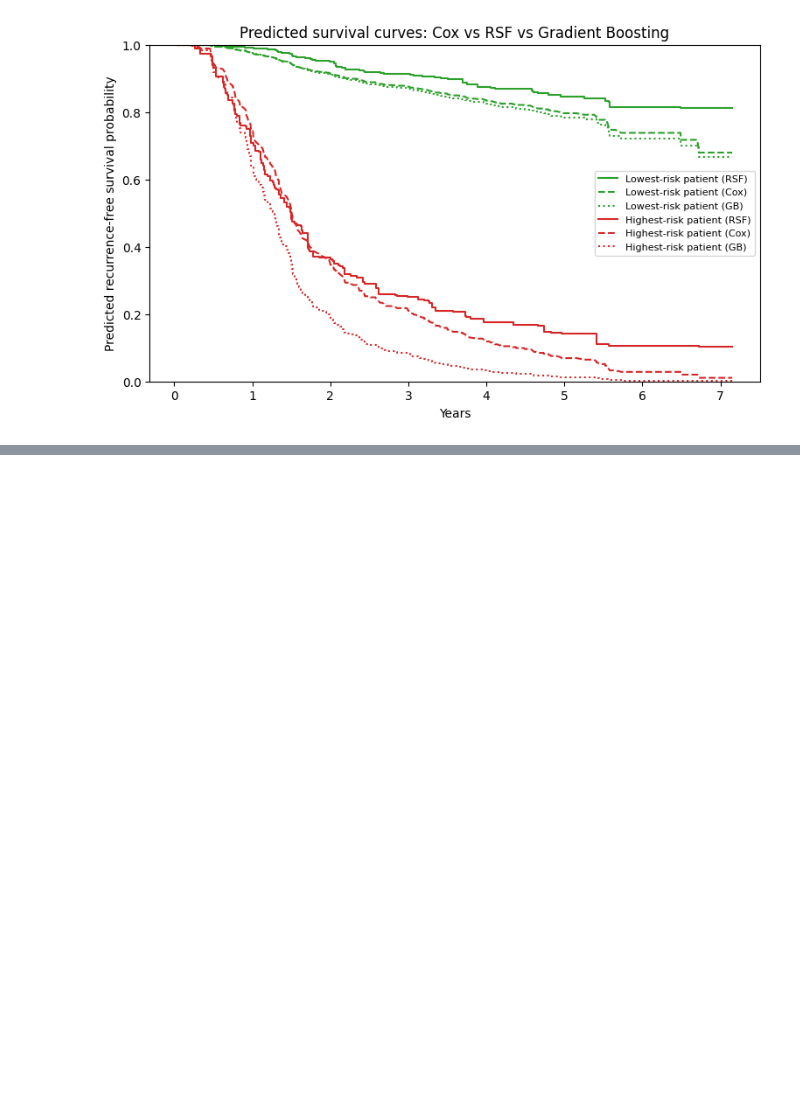
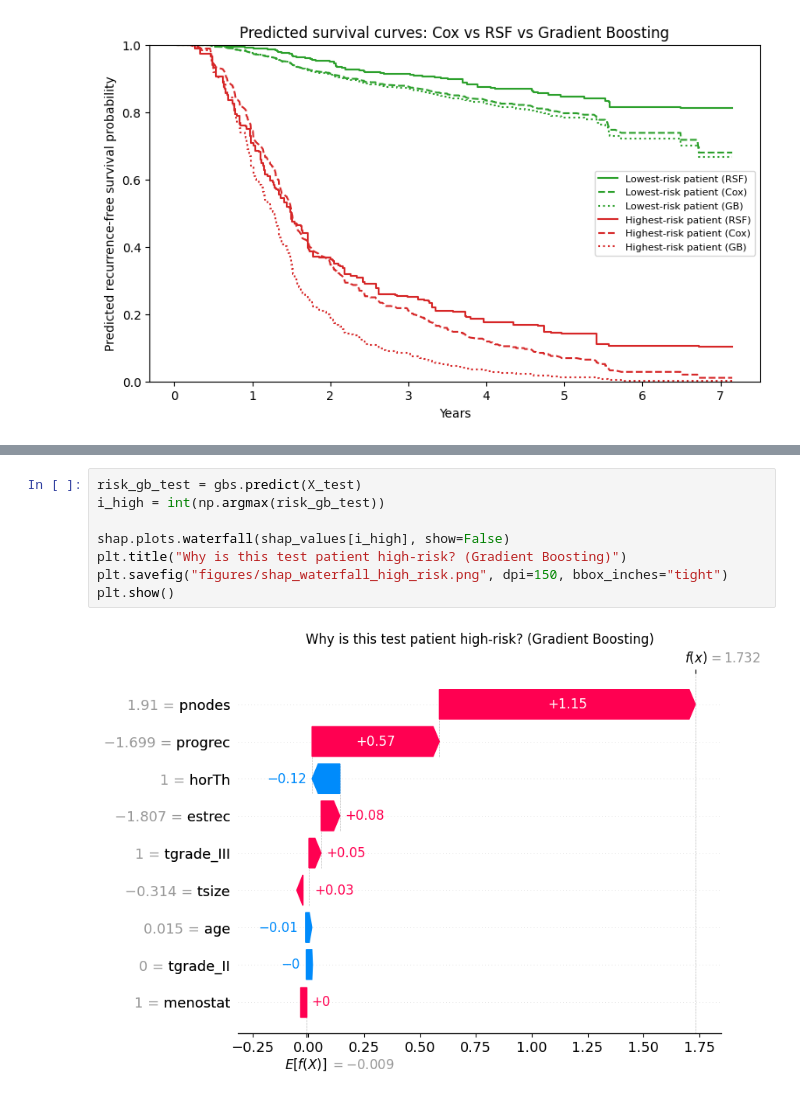
Before and after one commit to gerardagustina/breast-cancer-survival-analysis, a Jupyter notebook: notebooks/03_models.ipynb, the cells around one changed output, grey strips where cells are left out. Cells and saved outputs as stored; diff of their text form; blank space fills up the shorter version.

```diff
--- a/notebooks/03_models.ipynb
+++ b/notebooks/03_models.ipynb
@@ -206,0 +280,10 @@ plt.show()
+# %%
+risk_gb_test = gbs.predict(X_test)
+i_high = int(np.argmax(risk_gb_test))
+
+shap.plots.waterfall(shap_values[i_high], show=False)
+plt.title("Why is this test patient high-risk? (Gradient Boosting)")
+plt.savefig("figures/shap_waterfall_high_risk.png", dpi=150, bbox_inches="tight")
+plt.show()
+# %% [output]
+[figure, added]
```
Also changed, not shown: parts of 9 cells of this notebook.
